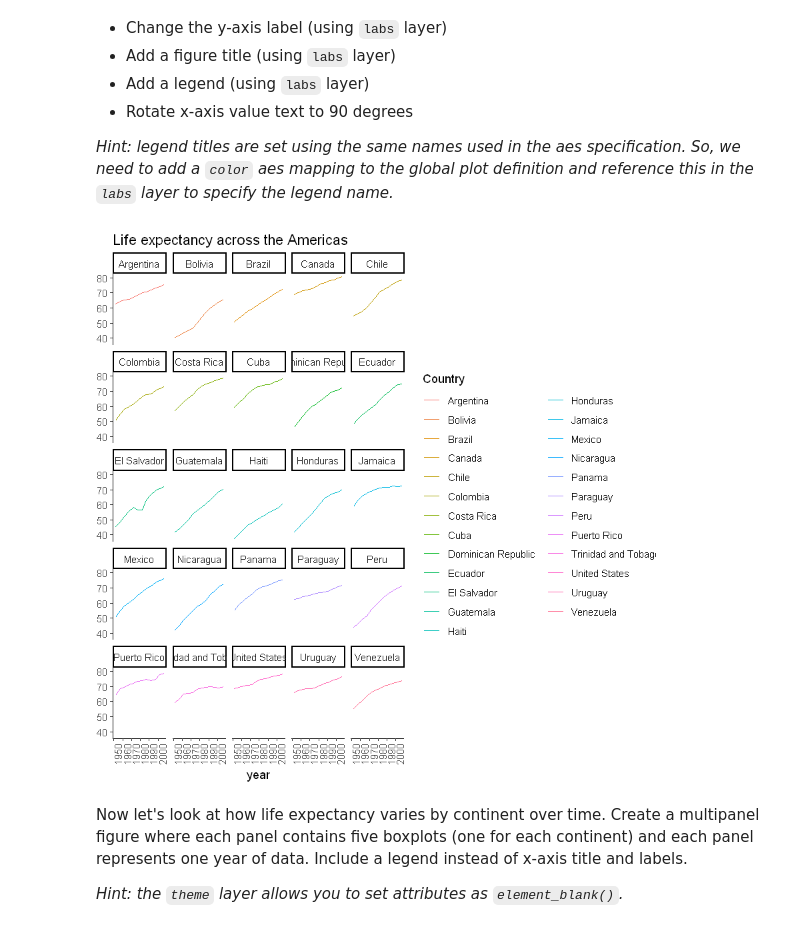
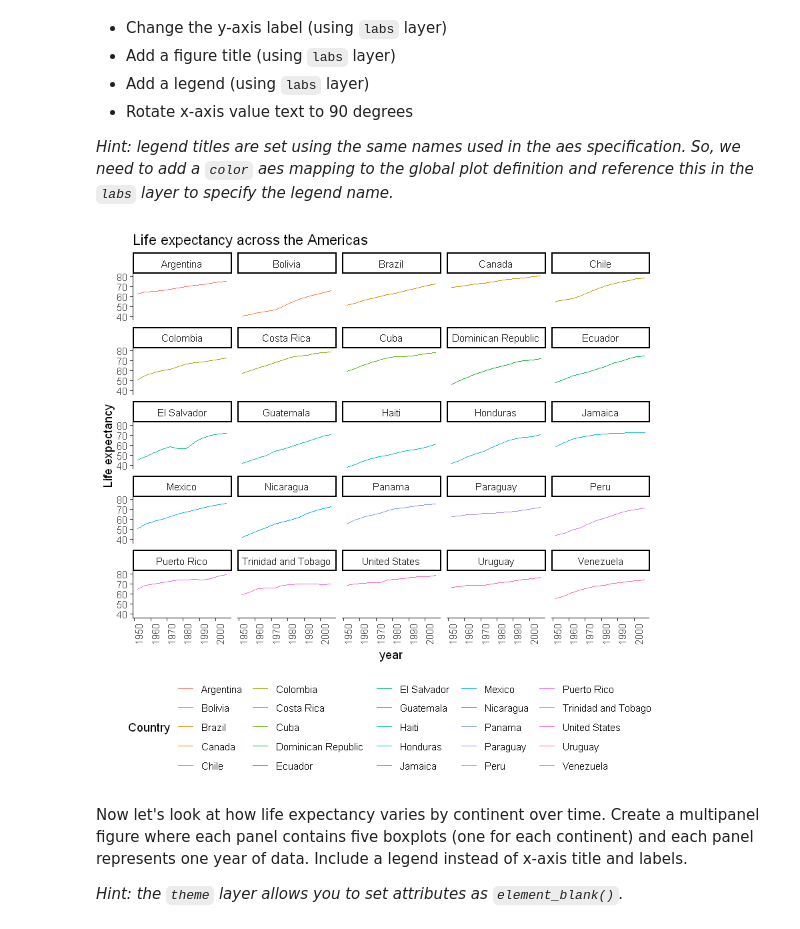
Before and after one commit to tardifmc/Tardif_DSPN_S22, a Jupyter notebook: Homework3.ipynb, the cells around one changed output. Cells and saved outputs as stored; diff of their text form; code cells hidden in the pictures.

Commit message:
Homework 3 Rendered & updated (all labels fit!)
Moved the legend on the bottom to make sure the plot names (of the countries) fit in the plot

```diff
--- a/Homework3.ipynb
+++ b/Homework3.ipynb
@@ -211,15 +211,14 @@ Imagine that we wanted to publish this figure in a manuscript. Make the followin
 
 *Hint: legend titles are set using the same names used in the aes specification. So, we need to add a `color` aes mapping to the global plot definition and reference this in the `labs` layer to specify the legend name.*
 # %%
-LEP <- ggplot(hw3_data_murica, mapping = aes(x = year, y = lifeExp, colour=country)) +
+ggplot(hw3_data_murica, mapping = aes(x = year, y = lifeExp, colour=country)) +
    geom_line() +
    theme_classic() +
    facet_wrap(vars(country)) +
    labs(title = "Life expectancy across the Americas", x= "year", y="Life expectancy", colour = "Country") +
-   theme(axis.text.x = element_text(angle = 90))
-print(LEP, vp=grid::viewport(width=unit(7.5, 'inch'), height=unit(7, 'inch'))) ##How do I make this fit??
+   theme(axis.text.x = element_text(angle = 90), legend.position="bottom")
 # %% [output]
-[figure, old version]
+[figure, new version]
 # %% [markdown]
 Now let's look at how life expectancy varies by continent over time. Create a multipanel figure where each panel contains five boxplots (one for each continent) and each panel represents one year of data. Include a legend instead of x-axis title and labels.
 
```
Also changed, not shown: parts of 1 cell of this notebook.
